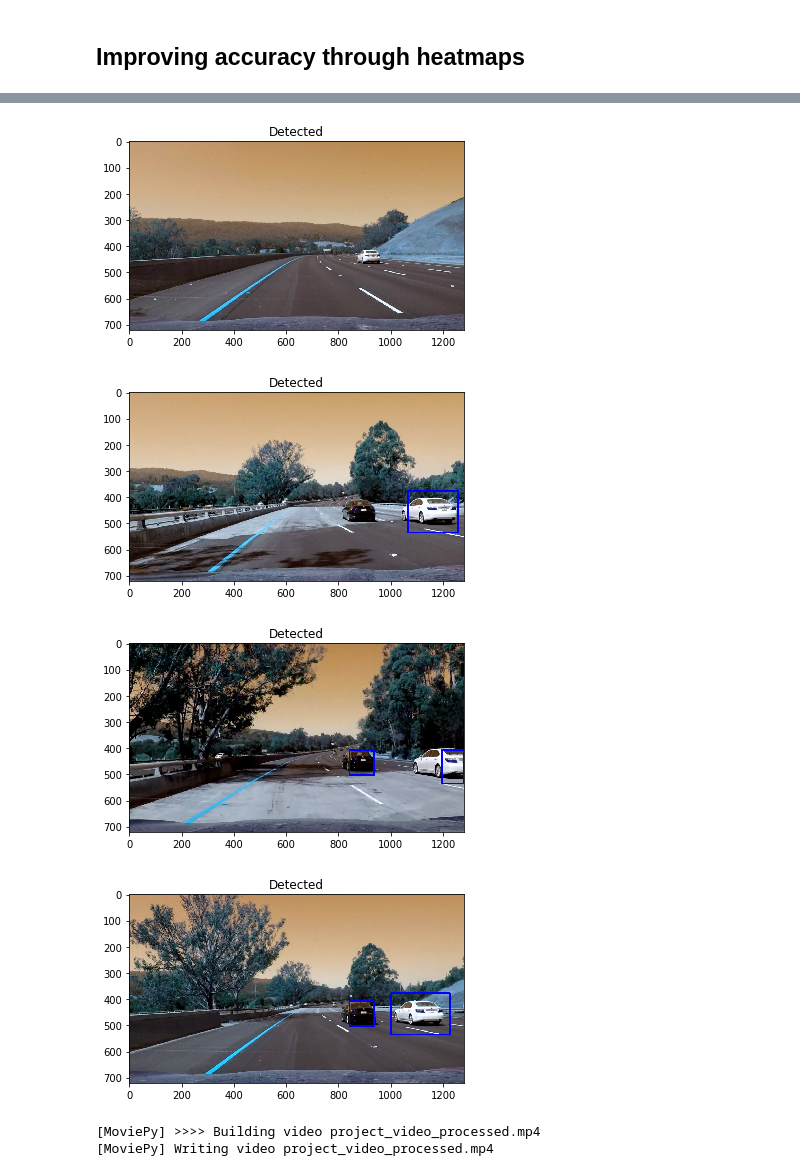
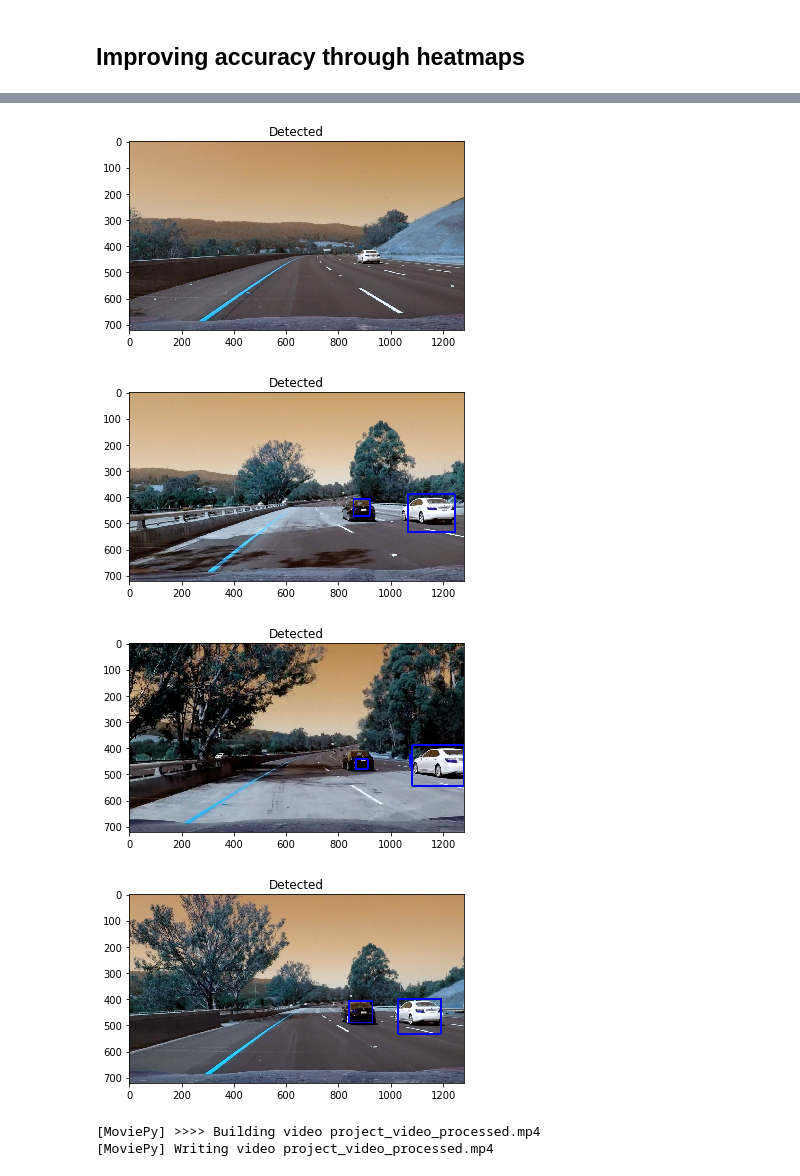
Before and after one commit to fera0013/CarND-Vehicle-Detection-P5, a Jupyter notebook: CarND-Vehicle-Detection.ipynb, the cells around one changed output, grey strips where cells are left out. Drawn from its saved outputs; the diff is of its cells as text; code cells hidden in the pictures.

```diff
--- a/CarND-Vehicle-Detection.ipynb
+++ b/CarND-Vehicle-Detection.ipynb
@@ -369,8 +369,8 @@ def slide_window(img, x_start_stop=[None, None], y_start_stop=[None, None],
 window_size = 128
 windows = slide_window(image,
                            x_start_stop=[650, None],
-                           y_start_stop=[600-2*window_size, 600],
-                           xy_window=(window_size, window_size), xy_overlap=(0.75,0.75))
+                           y_start_stop=[600-2*window_size, 550],
+                           xy_window=(window_size, window_size), xy_overlap=(0.925,0.925))
 window_image = draw_boxes(image, windows, color=(0, 0, 255), thick=6)
 plt.imshow(window_image)
 plt.show()
@@ -546,7 +546,7 @@ for test_image_path in test_image_paths:
     heat = add_heat(heat,positives)
 
     # Apply threshold to help remove false positives
-    heat = apply_threshold(heat,2)
+    heat = apply_threshold(heat,30)
 
     # Visualize the heatmap when displaying
     heatmap = np.clip(heat, 0, 255)
@@ -608,7 +608,7 @@ for test_image_path in test_image_paths:
     heat = add_heat(heat,positives)
 
     # Apply threshold to help remove false positives
-    heat = apply_threshold(heat,2)
+    heat = apply_threshold(heat,30)
 
     # Visualize the heatmap when displaying
     heatmap = np.clip(heat, 0, 255)
@@ -649,7 +649,7 @@ def process(image):
     heat = add_heat(heat,positives)
 
     # Apply threshold to help remove false positives
-    heat = apply_threshold(heat,2)
+    heat = apply_threshold(heat,32)
 
     # Visualize the heatmap when displaying
     heatmap = np.clip(heat, 0, 255)
@@ -672,8 +672,8 @@ for test_image_path in test_image_paths:
 [figure]
 [figure]
-[figure, old version]
+[figure, new version]
-[figure, old version]
+[figure, new version]
-[figure, old version]
+[figure, new version]
 # %%
 # Import everything needed to edit/save/watch video clips
 from moviepy.editor import VideoFileClip
```
Also changed, not shown: parts of 8 cells of this notebook, 20 other files.
